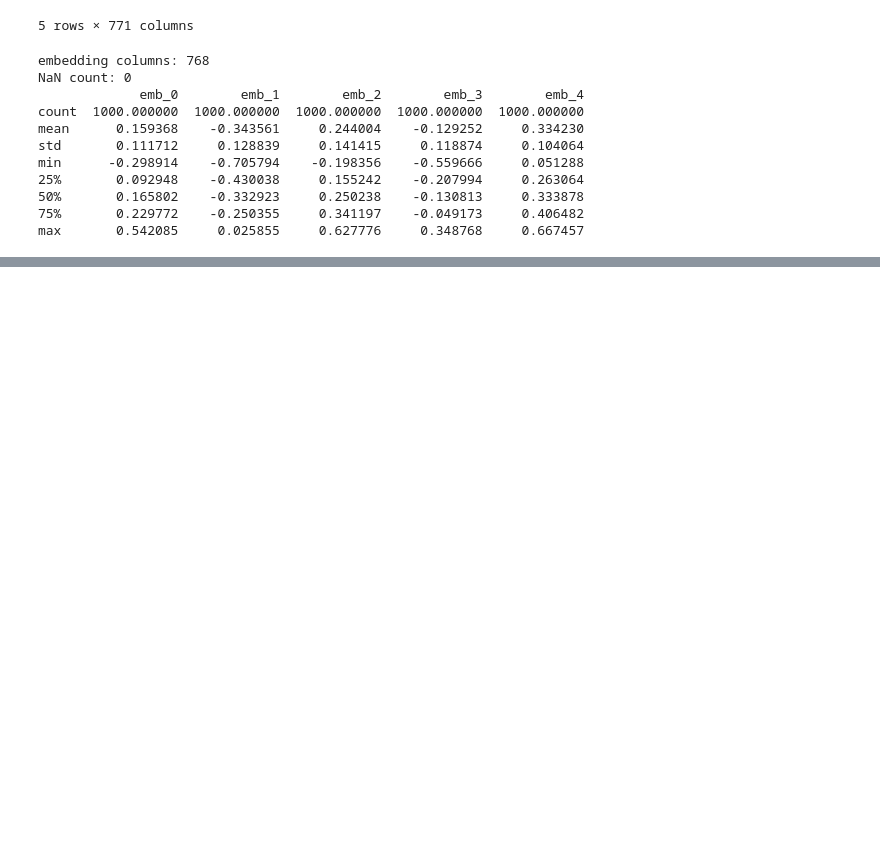
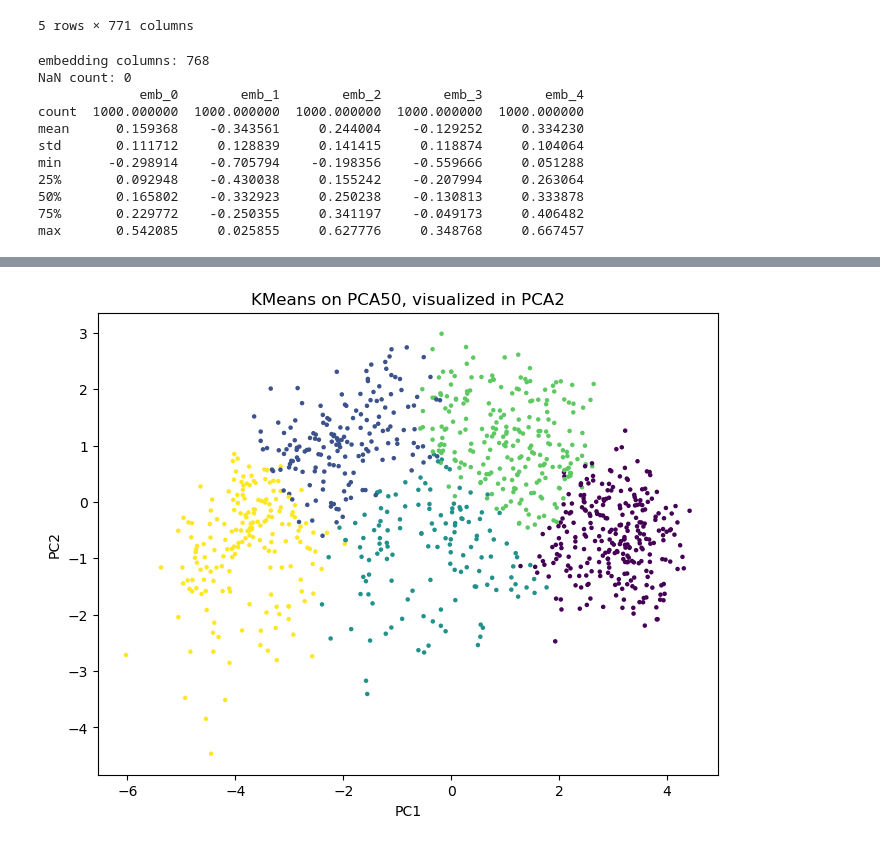
Before and after one commit to Ailin0103/Sequence-Optimization-with-CodonBERT, a Jupyter notebook: notebooks/SRR_load_sequences.ipynb, the cells around one changed output, grey strips where cells are left out. Cells and saved outputs as stored; diff of their text form; code cells hidden in the pictures; blank space fills up the shorter version.

```diff
--- a/notebooks/SRR_load_sequences.ipynb
+++ b/notebooks/SRR_load_sequences.ipynb
@@ -173,0 +209,61 @@ Intel MKL WARNING: Support of Intel(R) Streaming SIMD Extensions 4.2 (Intel(R) S
+# %%
+# 原始768维embedding
+
+X = df[emb_cols].values
+
+# PCA到50维
+
+pca50 = PCA(n_components=50)
+
+X50 = pca50.fit_transform(X)
+
+print(
+
+    "Variance explained by 50 PCs:",
+
+    pca50.explained_variance_ratio_.sum()
+
+)
+
+# 在50维上聚类
+
+kmeans = KMeans(
+
+    n_clusters=5,
+
+    random_state=0,
+
+    n_init=10
+
+)
+
+labels = kmeans.fit_predict(X50)
+
+# 用2维PCA做可视化
+
+pca2 = PCA(n_components=2)
+
+X2 = pca2.fit_transform(X)
+
+plt.figure(figsize=(8,6))
+
+plt.scatter(
+
+    X2[:,0],
+
+    X2[:,1],
+
+    c=labels,
+
+    s=5
+
+)
+
+plt.xlabel("PC1")
+
+plt.ylabel("PC2")
+
+plt.title("KMeans on PCA50, visualized in PCA2")
+
+plt.show()
+# %% [output]
@@ -173,0 +287 @@ Intel MKL WARNING: Support of Intel(R) Streaming SIMD Extensions 4.2 (Intel(R) S
+[figure, added]
```
Also changed, not shown: parts of 12 cells of this notebook, 5 other files.
